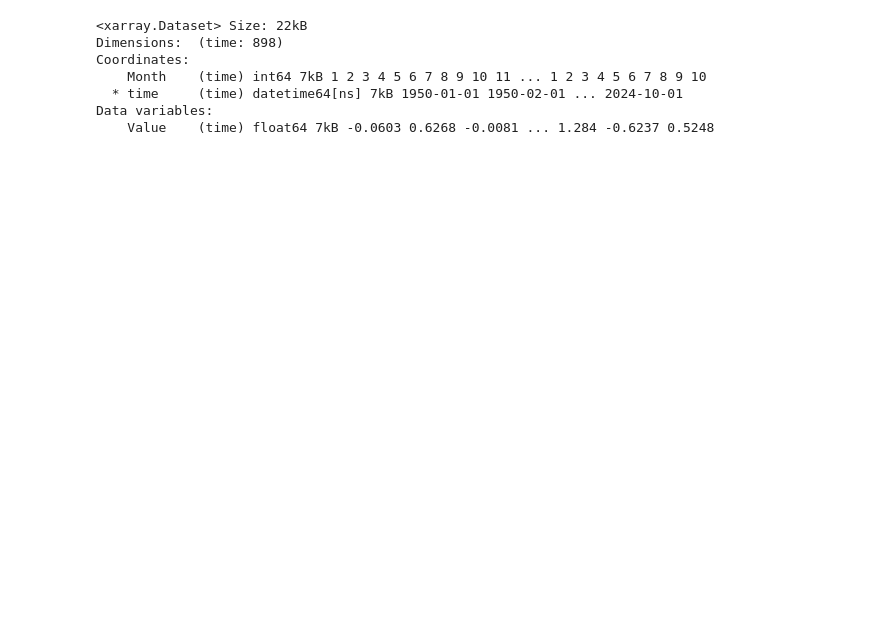
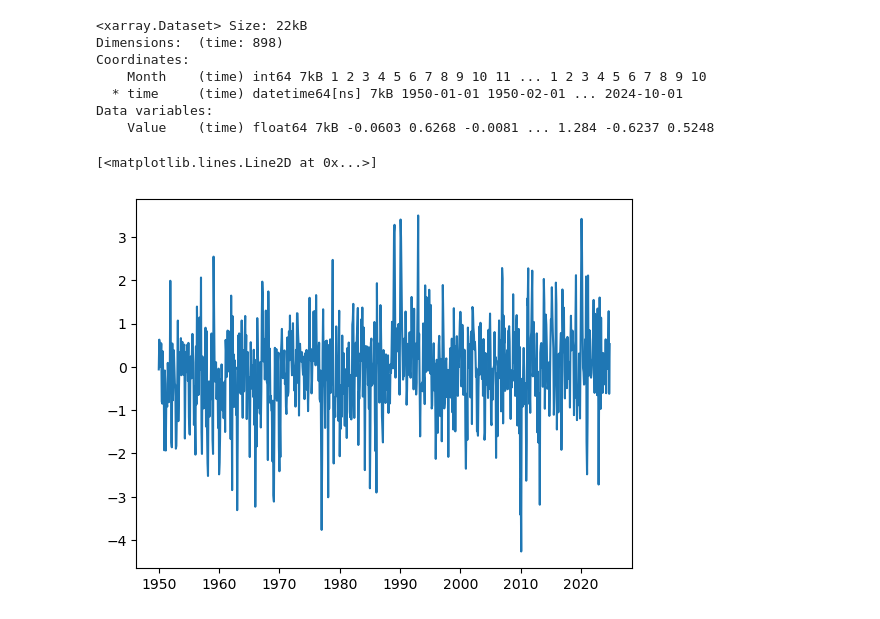
Before and after one commit to wapratt/Assignment3, a Jupyter notebook: Assignment3.ipynb, the cells around one changed output. Saved outputs shown, nothing was run; the diff lists cells and outputs as text; code cells hidden in the pictures; blank space fills up the shorter version.

```diff
--- a/Assignment3.ipynb
+++ b/Assignment3.ipynb
@@ -29,3 +29,9 @@ Coordinates:
   * time     (time) datetime64[ns] 7kB 1950-01-01 1950-02-01 ... 2024-10-01
 Data variables:
     Value    (time) float64 7kB -0.0603 0.6268 -0.0081 ... 1.284 -0.6237 0.5248
+# %%
+#Plot index values over time
+plt.plot(da_ao['time'],da_ao['Value'])
+# %% [output]
+[<matplotlib.lines.Line2D at 0x...>]
+[figure, added]
```
Also changed, not shown: parts of 11 cells of this notebook.
